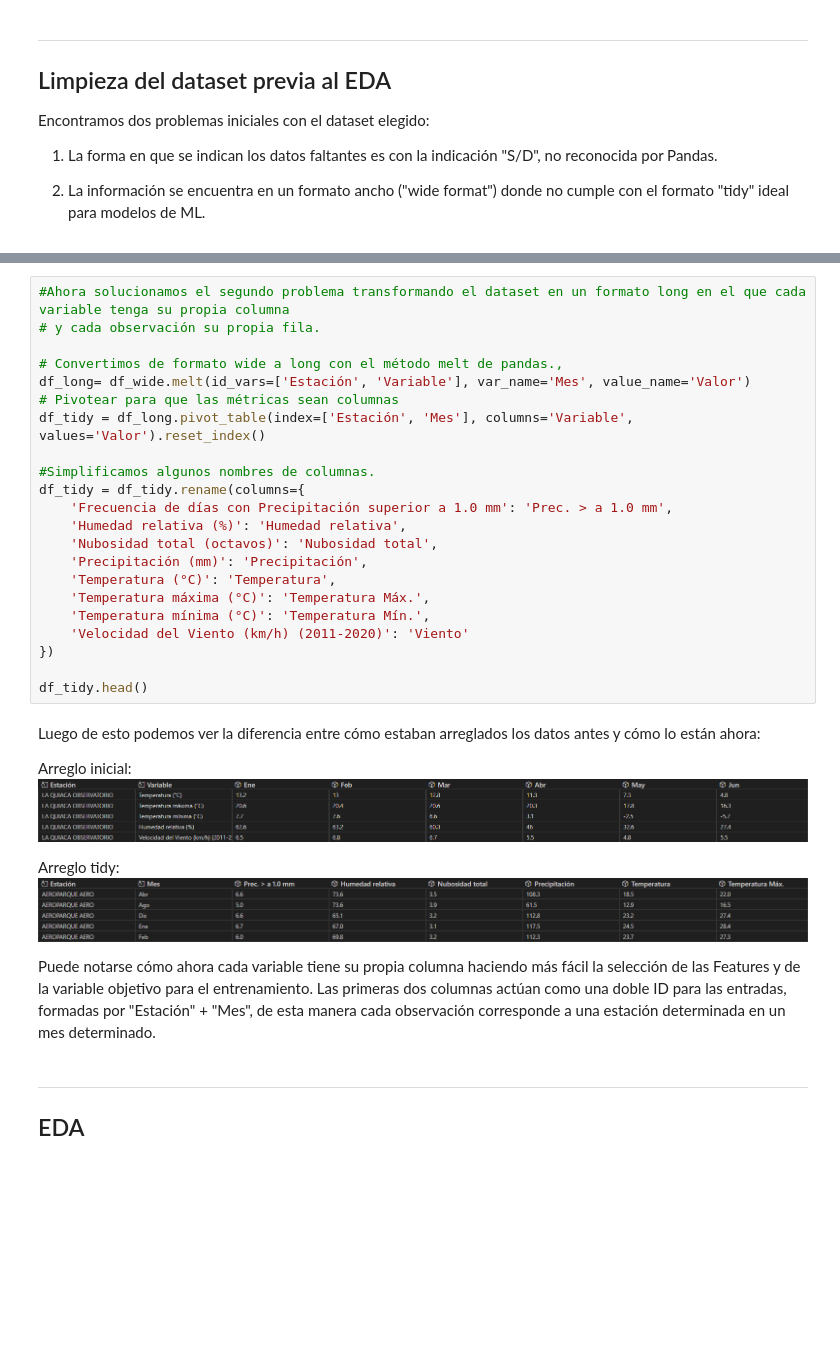
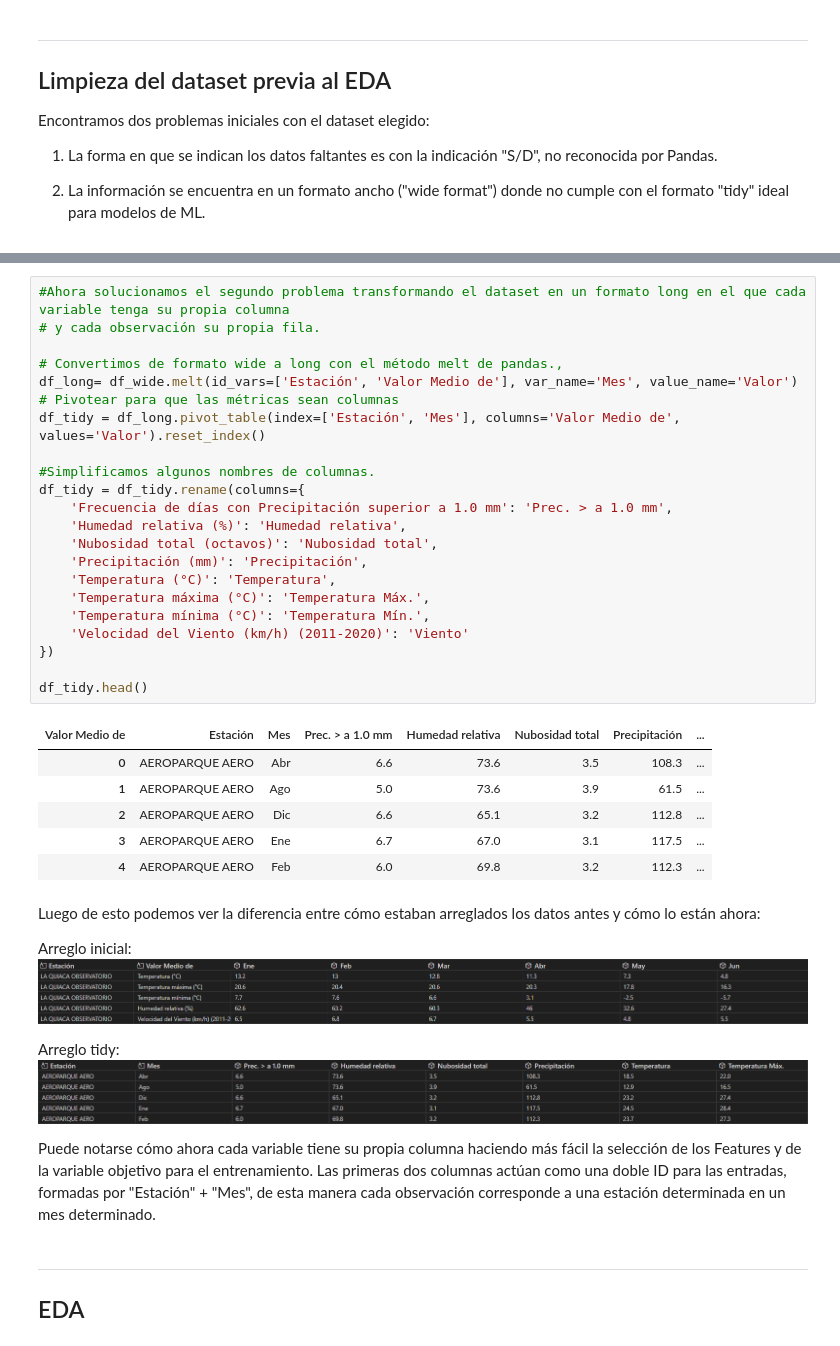
Before and after one commit to Mati279/Analisis-de-Datos---TPs, a Jupyter notebook: TP1/Borrador.ipynb, the cells around one changed output, grey strips where cells are left out. Drawn from its saved outputs; the diff is of its cells as text; blank space fills up the shorter version.

Commit message:
error corregido en la conversión a long

```diff
--- a/TP1/Borrador.ipynb
+++ b/TP1/Borrador.ipynb
@@ -36,35 +43,42 @@ df_wide.head()
 # %%
 #Ahora solucionamos el segundo problema transformando el dataset en un formato long en el que cada variable tenga su propia columna
 # y cada observación su propia fila.
 
 # Convertimos de formato wide a long con el método melt de pandas.,
-df_long= df_wide.melt(id_vars=['Estación', 'Variable'], var_name='Mes', value_name='Valor')
+df_long= df_wide.melt(id_vars=['Estación', 'Valor Medio de'], var_name='Mes', value_name='Valor')
 # Pivotear para que las métricas sean columnas
-df_tidy = df_long.pivot_table(index=['Estación', 'Mes'], columns='Variable', values='Valor').reset_index()
+df_tidy = df_long.pivot_table(index=['Estación', 'Mes'], columns='Valor Medio de', values='Valor').reset_index()
 
 #Simplificamos algunos nombres de columnas.
 df_tidy = df_tidy.rename(columns={
     'Frecuencia de días con Precipitación superior a 1.0 mm': 'Prec. > a 1.0 mm',
     'Humedad relativa (%)': 'Humedad relativa',
     'Nubosidad total (octavos)': 'Nubosidad total',
     'Precipitación (mm)': 'Precipitación',
     'Temperatura (°C)': 'Temperatura',
     'Temperatura máxima (°C)': 'Temperatura Máx.',
     'Temperatura mínima (°C)': 'Temperatura Mín.',
     'Velocidad del Viento (km/h) (2011-2020)': 'Viento'
 })
 
 df_tidy.head()
+# %% [output]
+| Valor Medio de | Estación | Mes | Prec. > a 1.0 mm | Humedad relativa | Nubosidad total | Precipitación | ... |
+| 0 | AEROPARQUE AERO | Abr | 6.6 | 73.6 | 3.5 | 108.3 | ... |
+| 1 | AEROPARQUE AERO | Ago | 5.0 | 73.6 | 3.9 | 61.5 | ... |
+| 2 | AEROPARQUE AERO | Dic | 6.6 | 65.1 | 3.2 | 112.8 | ... |
+| 3 | AEROPARQUE AERO | Ene | 6.7 | 67.0 | 3.1 | 117.5 | ... |
+| 4 | AEROPARQUE AERO | Feb | 6.0 | 69.8 | 3.2 | 112.3 | ... |
 # %% [markdown]
 Luego de esto podemos ver la diferencia entre cómo estaban arreglados los datos antes y cómo lo están ahora:
 
 Arreglo inicial:
-![image-3.png](attachment:image-3.png)
+![image.png](attachment:image.png)
 
 Arreglo tidy:
 ![image-4.png](attachment:image-4.png)
 
-Puede notarse cómo ahora cada variable tiene su propia columna haciendo más fácil la selección de las Features y de la variable objetivo para el entrenamiento. Las primeras dos columnas actúan como una doble ID para las entradas, formadas por "Estación" + "Mes", de esta manera cada observación
+Puede notarse cómo ahora cada variable tiene su propia columna haciendo más fácil la selección de los Features y de la variable objetivo para el entrenamiento. Las primeras dos columnas actúan como una doble ID para las entradas, formadas por "Estación" + "Mes", de esta manera cada observación
 corresponde a una estación determinada en un mes determinado.
 # %% [markdown]
 ---
```
Also changed, not shown: parts of 1 cell of this notebook.
